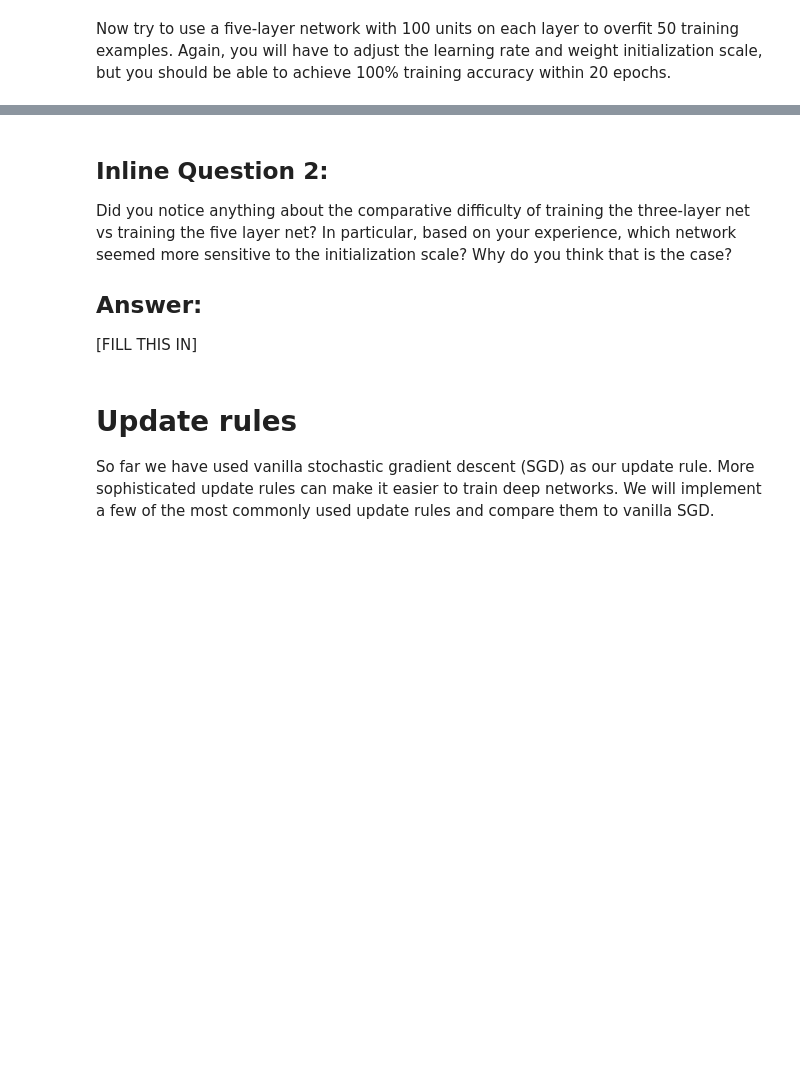
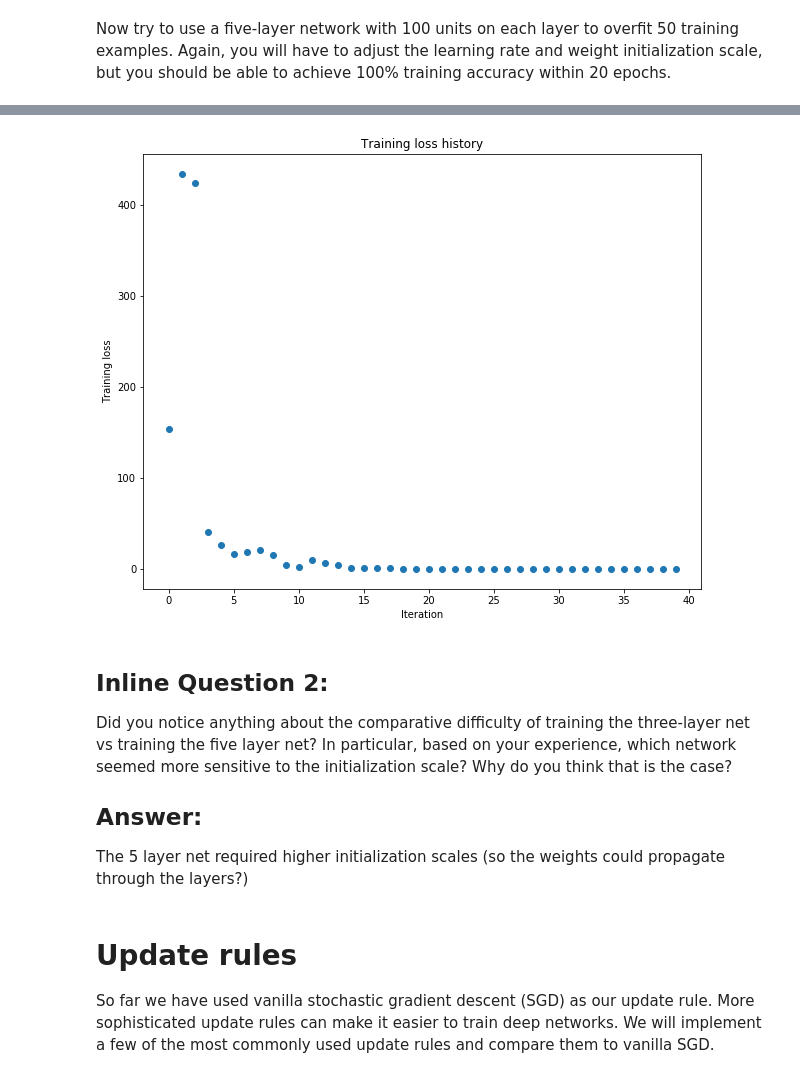
Before and after one commit to efirdc/CS231n-Convolutional-Neural-Nets, a Jupyter notebook: assignment2/FullyConnectedNets.ipynb, the cells around one changed output, grey strips where cells are left out. Cells and saved outputs as stored; diff of their text form; code cells hidden in the pictures; blank space fills up the shorter version.

```diff
--- a/assignment2/FullyConnectedNets.ipynb
+++ b/assignment2/FullyConnectedNets.ipynb
@@ -436,7 +497,7 @@ small_data = {
 }
 
 learning_rate = 2e-3  # Experiment with this!
-weight_scale = 1e-5   # Experiment with this!
+weight_scale = 1e-1   # Experiment with this!
 model = FullyConnectedNet([100, 100, 100, 100],
                 weight_scale=weight_scale, dtype=np.float64)
 solver = Solver(model, small_data,
@@ -453,3 +514,4 @@ plt.title('Training loss history')
 plt.xlabel('Iteration')
 plt.ylabel('Training loss')
 plt.show()
+# %% [output]
@@ -456,9 +535,10 @@ plt.show()
+[figure, added]
 # %% [markdown]
 ## Inline Question 2:
 Did you notice anything about the comparative difficulty of training the three-layer net vs training the five layer net? In particular, based on your experience, which network seemed more sensitive to the initialization scale? Why do you think that is the case?
 
 ## Answer:
-[FILL THIS IN]
+The 5 layer net required higher initialization scales (so the weights could propagate through the layers?)
 # %% [markdown]
 # Update rules
 So far we have used vanilla stochastic gradient descent (SGD) as our update rule. More sophisticated update rules can make it easier to train deep networks. We will implement a few of the most commonly used update rules and compare them to vanilla SGD.
```
Also changed, not shown: parts of 8 cells of this notebook, 2 other files.
